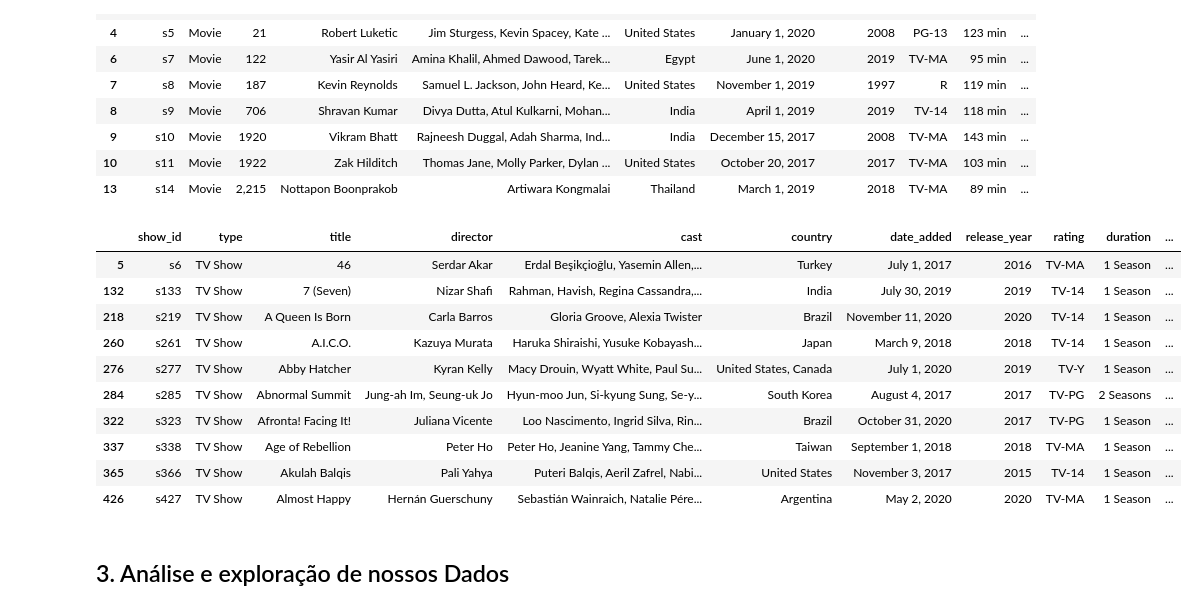
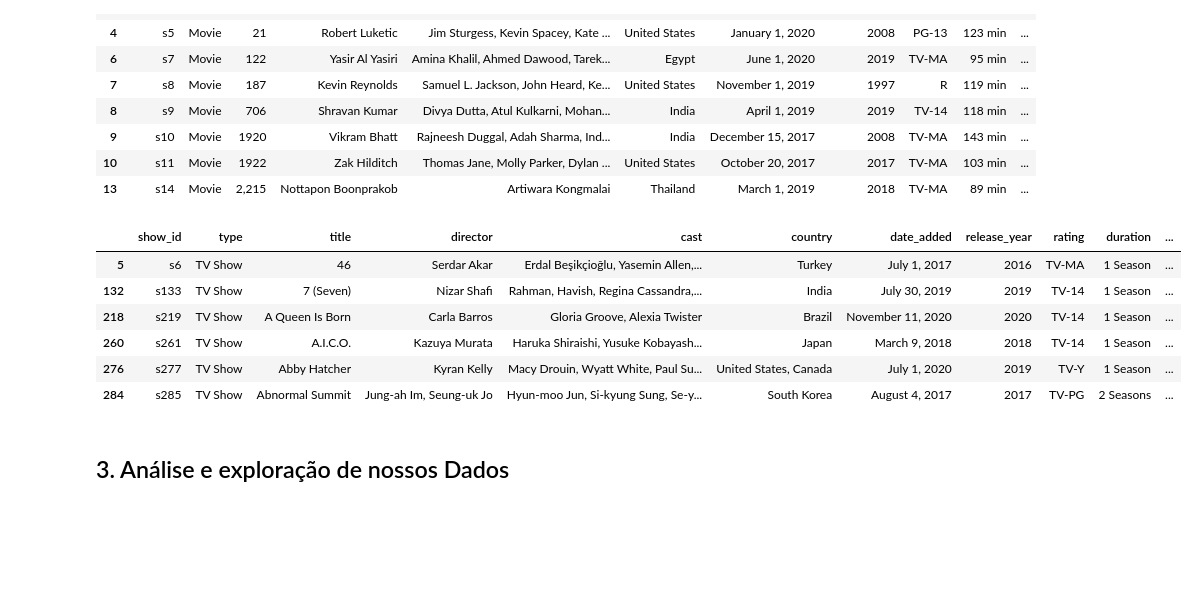
Before and after one commit to EddyGiusepe/Sistema_RECOMENDACION_Netflix, a Jupyter notebook: Netflix_RECOMMENDATION.ipynb, the cells around one changed output. Cells and saved outputs as stored; diff of their text form; code cells hidden in the pictures; blank space fills up the shorter version.

```diff
--- a/Netflix_RECOMMENDATION.ipynb
+++ b/Netflix_RECOMMENDATION.ipynb
@@ -386,19 +386,15 @@ movie_df.head(10)
 # %%
 # Imprimimos o DataFrame
 
-tv_df.head(10)
+tv_df.head(6)
 # %% [output]
 |  | show_id | type | title | director | cast | country | date_added | release_year | rating | duration | ... |
 | 5 | s6 | TV Show | 46 | Serdar Akar | Erdal Beşikçioğlu, Yasemin Allen,... | Turkey | July 1, 2017 | 2016 | TV-MA | 1 Season | ... |
 | 132 | s133 | TV Show | 7 (Seven) | Nizar Shafi | Rahman, Havish, Regina Cassandra,... | India | July 30, 2019 | 2019 | TV-14 | 1 Season | ... |
 | 218 | s219 | TV Show | A Queen Is Born | Carla Barros | Gloria Groove, Alexia Twister | Brazil | November 11, 2020 | 2020 | TV-14 | 1 Season | ... |
 | 260 | s261 | TV Show | A.I.C.O. | Kazuya Murata | Haruka Shiraishi, Yusuke Kobayash... | Japan | March 9, 2018 | 2018 | TV-14 | 1 Season | ... |
 | 276 | s277 | TV Show | Abby Hatcher | Kyran Kelly | Macy Drouin, Wyatt White, Paul Su... | United States, Canada | July 1, 2020 | 2019 | TV-Y | 1 Season | ... |
 | 284 | s285 | TV Show | Abnormal Summit | Jung-ah Im, Seung-uk Jo | Hyun-moo Jun, Si-kyung Sung, Se-y... | South Korea | August 4, 2017 | 2017 | TV-PG | 2 Seasons | ... |
-| 322 | s323 | TV Show | Afronta! Facing It! | Juliana Vicente | Loo Nascimento, Ingrid Silva, Rin... | Brazil | October 31, 2020 | 2017 | TV-PG | 1 Season | ... |
-| 337 | s338 | TV Show | Age of Rebellion | Peter Ho | Peter Ho, Jeanine Yang, Tammy Che... | Taiwan | September 1, 2018 | 2018 | TV-MA | 1 Season | ... |
-| 365 | s366 | TV Show | Akulah Balqis | Pali Yahya | Puteri Balqis, Aeril Zafrel, Nabi... | United States | November 3, 2017 | 2015 | TV-14 | 1 Season | ... |
-| 426 | s427 | TV Show | Almost Happy | Hernán Guerschuny | Sebastián Wainraich, Natalie Pére... | Argentina | May 2, 2020 | 2020 | TV-MA | 1 Season | ... |
 # %% [markdown]
 ## 3. Análise e exploração de nossos Dados
 # %% [markdown]
```
Also changed, not shown: parts of 9 cells of this notebook.
